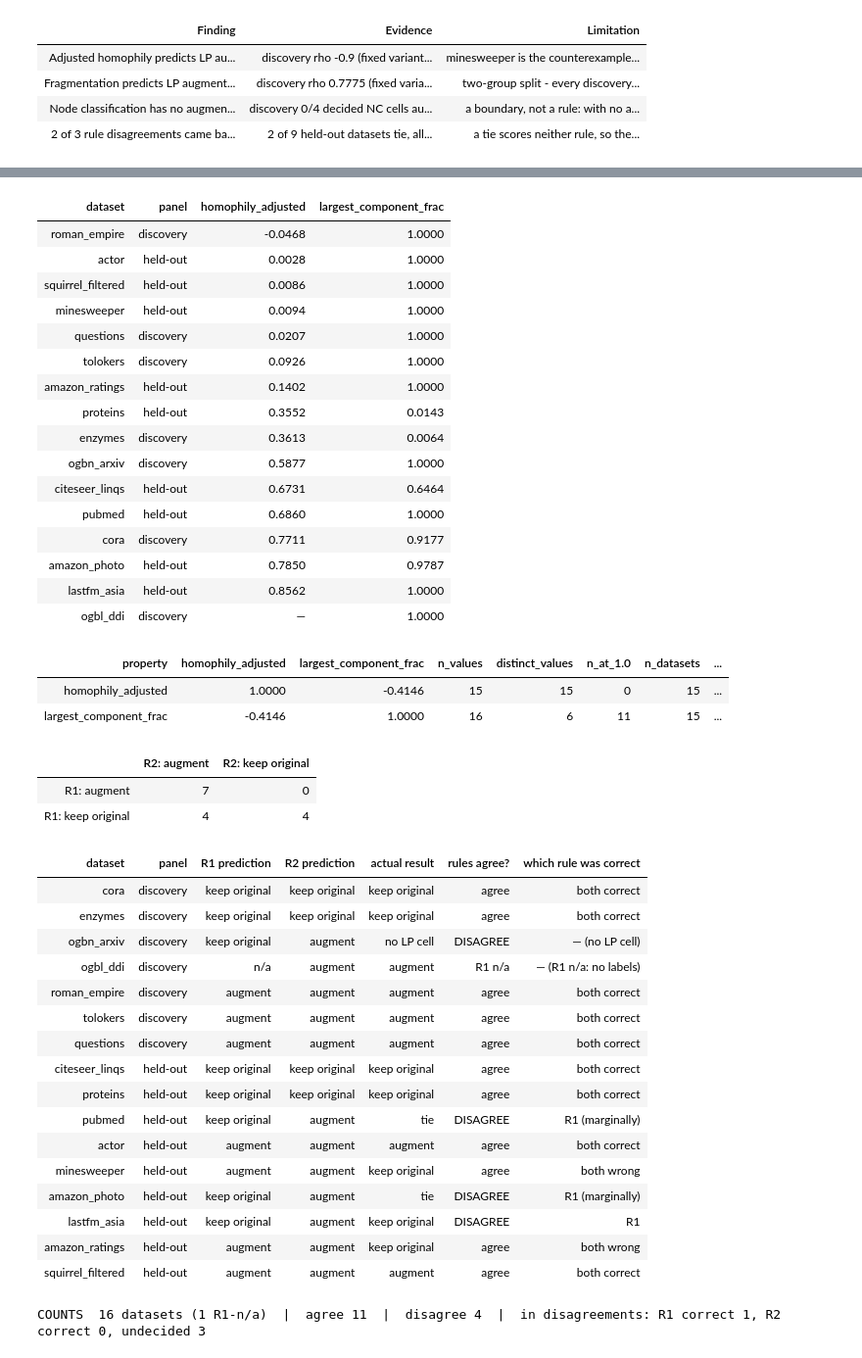
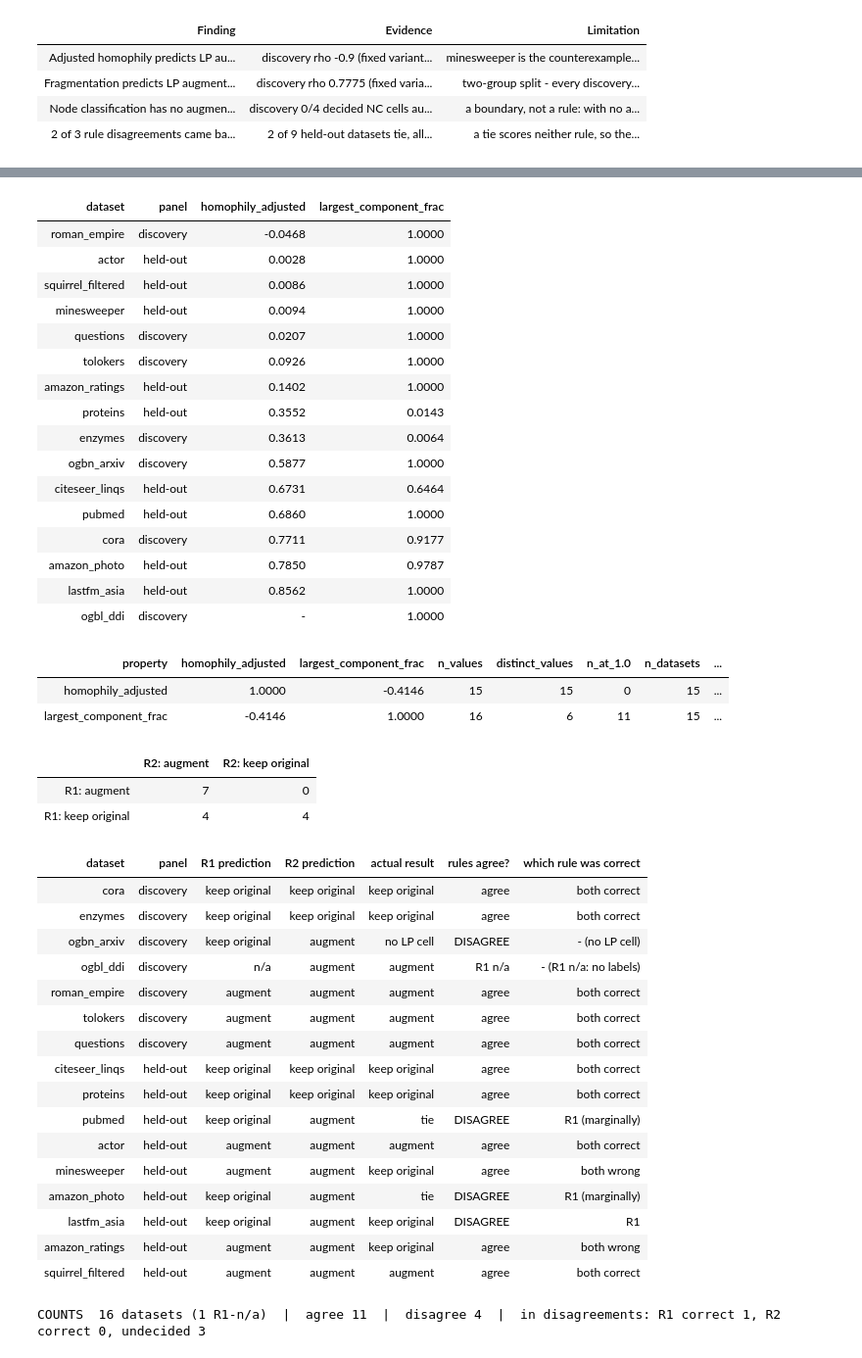
Before and after one commit to SafiUllahAdam/Structure-Aware-Graph-Augmentation-for-GNNs, a Jupyter notebook: notebooks/6-phase6_module3_validation.ipynb, the cells around one changed output, grey strips where cells are left out. Shown at 98% size. Drawn from its saved outputs; the diff is of its cells as text; code cells hidden in the pictures.

```diff
--- a/notebooks/6-phase6_module3_validation.ipynb
+++ b/notebooks/6-phase6_module3_validation.ipynb
@@ -241,7 +241,7 @@ display(findings.rename(columns={"finding": "Finding", "evidence": "Evidence", "
 # all datasets, not held-out only). ogbl_ddi is unlabelled -> no homophily, so the pair rho uses the 15 complete pairs.
 # Off-diagonal = the R1-vs-R2 correlation; n_at_1.0 shows R2's ceiling degeneracy.
 props = sm.rule_properties()
-display(props.sort_values("homophily_adjusted").style.format(precision=4, na_rep="—").hide(axis="index").set_table_styles(STYLE))
+display(props.sort_values("homophily_adjusted").style.format(precision=4, na_rep="-").hide(axis="index").set_table_styles(STYLE))
 corr = sm.property_correlation()
 corr.to_csv(sm.CORR_CSV)
 display(corr.reset_index().style.format(precision=4).hide(axis="index").set_table_styles(STYLE))
@@ -260,13 +260,13 @@ display(xtab.reset_index().rename(columns={"": " "}).style.hide(axis="index").se
 # neither rule, but the gap still has a sign - credit the rule on the marginally-better side of it.
 sig = sm.actual_lp_verdicts(agree["dataset"].tolist()).set_index("dataset")["gap_sigma"]
 def which(ds, p1, p2, r1, r2):
-    if "n/a" in (p1, p2): return "— (R1 n/a: no labels)"
+    if "n/a" in (p1, p2): return "- (R1 n/a: no labels)"
     if (r1, r2) == (True, True): return "both correct"
     if (r1, r2) == (False, False): return "both wrong"
     if r1 is True: return "R1"
     if r2 is True: return "R2"
     s = sig.get(ds, float("nan"))
-    if s != s: return "— (no LP cell)"
+    if s != s: return "- (no LP cell)"
     lean = "keep original" if s < 0 else "augment"             # tie: inside seed noise, only the sign leans
     return "R1 (marginally)" if p1 == lean != p2 else "R2 (marginally)" if p2 == lean != p1 else "neither (tie)"
 shown = pd.DataFrame({
@@ -288,36 +288,36 @@ r1w = int((dis["disagreement_result"] == "R1 correct, R2 wrong").sum())
 r2w = int((dis["disagreement_result"] == "R2 correct, R1 wrong").sum())
 print(f"COUNTS  {len(agree)} datasets ({int(agree['rules_agree'].isna().sum())} R1-n/a)  |  "
       f"agree {int((agree['rules_agree'] == True).sum())}  |  disagree {len(dis)}  |  "
       f"in disagreements: R1 correct {r1w}, R2 correct {r2w}, undecided {len(dis) - r1w - r2w}")
 # %% [output]
 | dataset | panel | homophily_adjusted | largest_component_frac |
 | roman_empire | discovery | -0.0468 | 1.0000 |
 | actor | held-out | 0.0028 | 1.0000 |
 | squirrel_filtered | held-out | 0.0086 | 1.0000 |
 | minesweeper | held-out | 0.0094 | 1.0000 |
 | questions | discovery | 0.0207 | 1.0000 |
 | tolokers | discovery | 0.0926 | 1.0000 |
 | amazon_ratings | held-out | 0.1402 | 1.0000 |
 | proteins | held-out | 0.3552 | 0.0143 |
 | enzymes | discovery | 0.3613 | 0.0064 |
 | ogbn_arxiv | discovery | 0.5877 | 1.0000 |
 | citeseer_linqs | held-out | 0.6731 | 0.6464 |
 | pubmed | held-out | 0.6860 | 1.0000 |
 | cora | discovery | 0.7711 | 0.9177 |
 | amazon_photo | held-out | 0.7850 | 0.9787 |
 | lastfm_asia | held-out | 0.8562 | 1.0000 |
-| ogbl_ddi | discovery | — | 1.0000 |
+| ogbl_ddi | discovery | - | 1.0000 |
 | property | homophily_adjusted | largest_component_frac | n_values | distinct_values | n_at_1.0 | n_datasets | ... |
 | homophily_adjusted | 1.0000 | -0.4146 | 15 | 15 | 0 | 15 | ... |
 | largest_component_frac | -0.4146 | 1.0000 | 16 | 6 | 11 | 15 | ... |
 |  | R2: augment | R2: keep original |
 | R1: augment | 7 | 0 |
 | R1: keep original | 4 | 4 |
 | dataset | panel | R1 prediction | R2 prediction | actual result | rules agree? | which rule was correct |
 | cora | discovery | keep original | keep original | keep original | agree | both correct |
 | enzymes | discovery | keep original | keep original | keep original | agree | both correct |
-| ogbn_arxiv | discovery | keep original | augment | no LP cell | DISAGREE | — (no LP cell) |
-| ogbl_ddi | discovery | n/a | augment | augment | R1 n/a | — (R1 n/a: no labels) |
+| ogbn_arxiv | discovery | keep original | augment | no LP cell | DISAGREE | - (no LP cell) |
+| ogbl_ddi | discovery | n/a | augment | augment | R1 n/a | - (R1 n/a: no labels) |
 | roman_empire | discovery | augment | augment | augment | agree | both correct |
 | tolokers | discovery | augment | augment | augment | agree | both correct |
 | questions | discovery | augment | augment | augment | agree | both correct |
```
Also changed, not shown: parts of 8 cells of this notebook, 27 other files.
